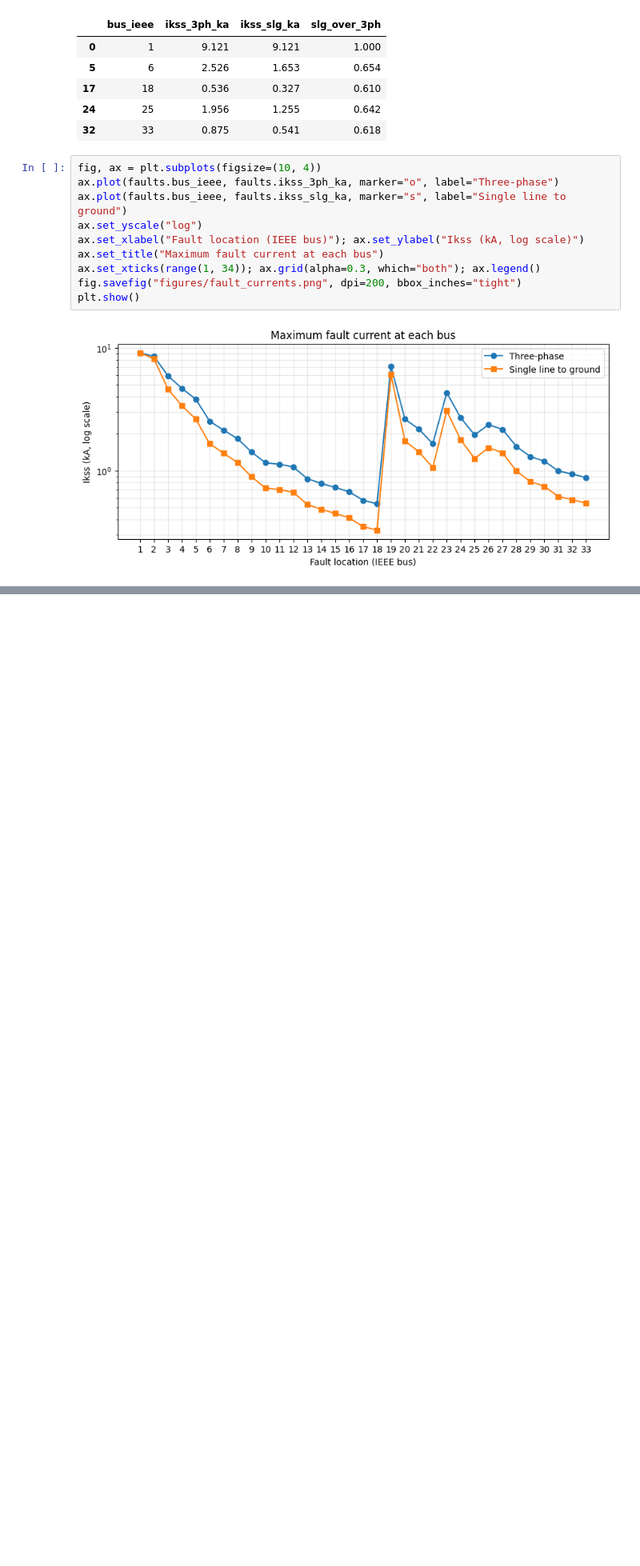
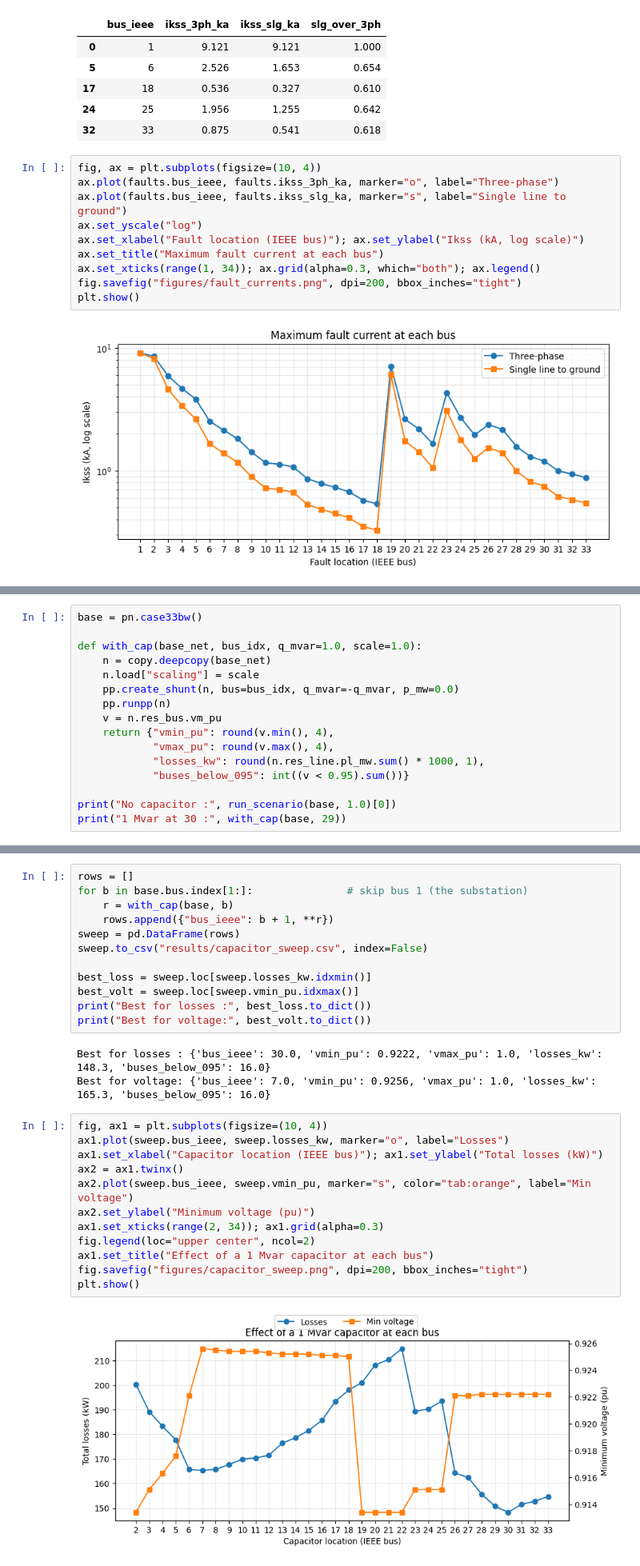
Before and after one commit to yilunge6-cyber/p6-ieee33-loadflow, a Jupyter notebook: notebooks/p6_analysis.ipynb, the cells around one changed output, grey strips where cells are left out. Shown at 80% size. Cells and saved outputs as stored; diff of their text form; blank space fills up the shorter version.

```diff
--- a/notebooks/p6_analysis.ipynb
+++ b/notebooks/p6_analysis.ipynb
@@ -275,0 +317,16 @@ plt.show()
+# %%
+base = pn.case33bw()
+
+def with_cap(base_net, bus_idx, q_mvar=1.0, scale=1.0):
+    n = copy.deepcopy(base_net)
+    n.load["scaling"] = scale
+    pp.create_shunt(n, bus=bus_idx, q_mvar=-q_mvar, p_mw=0.0)
+    pp.runpp(n)
+    v = n.res_bus.vm_pu
+    return {"vmin_pu": round(v.min(), 4),
+            "vmax_pu": round(v.max(), 4),
+            "losses_kw": round(n.res_line.pl_mw.sum() * 1000, 1),
+            "buses_below_095": int((v < 0.95).sum())}
+
+print("No capacitor :", run_scenario(base, 1.0)[0])
+print("1 Mvar at 30 :", with_cap(base, 29))
@@ -275,0 +336,29 @@ plt.show()
+# %%
+rows = []
+for b in base.bus.index[1:]:               # skip bus 1 (the substation)
+    r = with_cap(base, b)
+    rows.append({"bus_ieee": b + 1, **r})
+sweep = pd.DataFrame(rows)
+sweep.to_csv("results/capacitor_sweep.csv", index=False)
+
+best_loss = sweep.loc[sweep.losses_kw.idxmin()]
+best_volt = sweep.loc[sweep.vmin_pu.idxmax()]
+print("Best for losses :", best_loss.to_dict())
+print("Best for voltage:", best_volt.to_dict())
+# %% [output]
+Best for losses : {'bus_ieee': 30.0, 'vmin_pu': 0.9222, 'vmax_pu': 1.0, 'losses_kw': 148.3, 'buses_below_095': 16.0}
+Best for voltage: {'bus_ieee': 7.0, 'vmin_pu': 0.9256, 'vmax_pu': 1.0, 'losses_kw': 165.3, 'buses_below_095': 16.0}
+# %%
+fig, ax1 = plt.subplots(figsize=(10, 4))
+ax1.plot(sweep.bus_ieee, sweep.losses_kw, marker="o", label="Losses")
+ax1.set_xlabel("Capacitor location (IEEE bus)"); ax1.set_ylabel("Total losses (kW)")
+ax2 = ax1.twinx()
+ax2.plot(sweep.bus_ieee, sweep.vmin_pu, marker="s", color="tab:orange", label="Min voltage")
+ax2.set_ylabel("Minimum voltage (pu)")
+ax1.set_xticks(range(2, 34)); ax1.grid(alpha=0.3)
+fig.legend(loc="upper center", ncol=2)
+ax1.set_title("Effect of a 1 Mvar capacitor at each bus")
+fig.savefig("figures/capacitor_sweep.png", dpi=200, bbox_inches="tight")
+plt.show()
+# %% [output]
+[figure, added]
```
Also changed, not shown: parts of 5 cells of this notebook.
